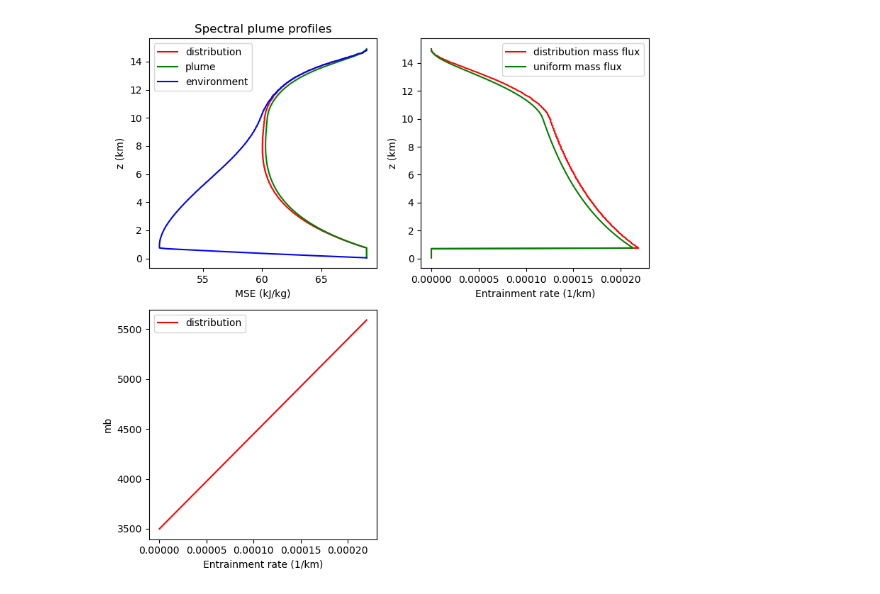
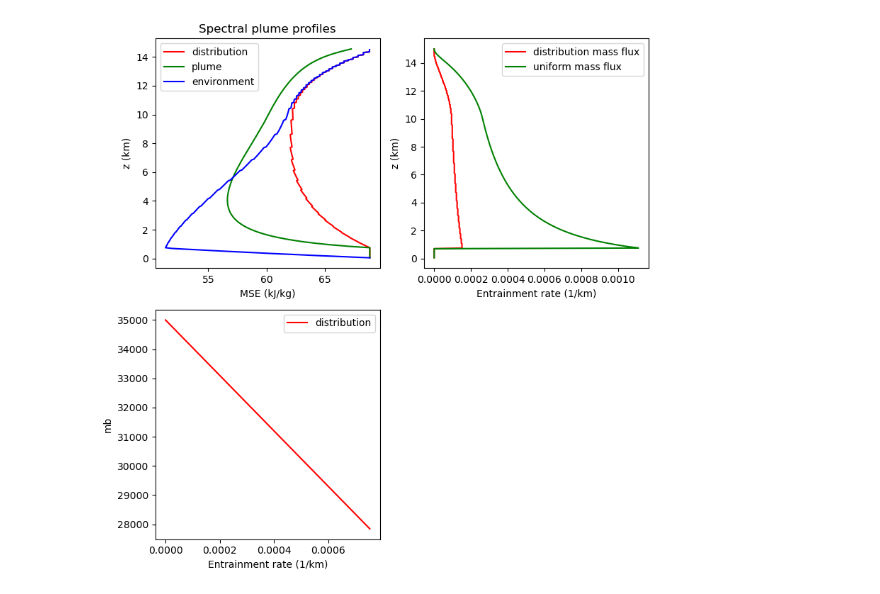
Before and after one commit to dongqi-DQ/plume_models, a Jupyter notebook: linear_flux.ipynb, the cells around one changed output. Saved outputs shown, nothing was run; the diff lists cells and outputs as text; code cells hidden in the pictures.

Commit message:
adjust linear decrease

```diff
--- a/linear_flux.ipynb
+++ b/linear_flux.ipynb
@@ -628,7 +628,7 @@ def spectral_plume_linear(model_type="precip",T_base = 300., qt_base = None, p_b
     if skew_type == "linear-increase":
         mb_spec = a * ent_spec +b
     elif skew_type == "linear-decrease":
-        mb_spec = -a*ent_spec+a*ent_b+b
+        mb_spec = -a*ent_spec+10*b
 
 
     ## in this case np.trapz(mb_spec, ent_spec) should be equal to the total mass flux at cloud base (P)
@@ -1046,7 +1046,7 @@ def spectral_plume_linear(model_type="precip",T_base = 300., qt_base = None, p_b
         return df,ent_spec
 # %%
 if __name__ == "__main__":
-    output = spectral_plume_linear(model_type="precip",P=3,z_lcl=700,get_plane = False,
-                                 plotting=True, save_data=False,mprofile="cos",skew_type = "linear-increase")
+    output = spectral_plume_linear(model_type="precip",P=16,z_lcl=700,get_plane = False,
+                                 plotting=True, save_data=False,mprofile="cos",skew_type = "linear-decrease")
 # %% [output]
-[figure, old version]
+[figure, new version]
```
Also changed, not shown: 1 other file.
